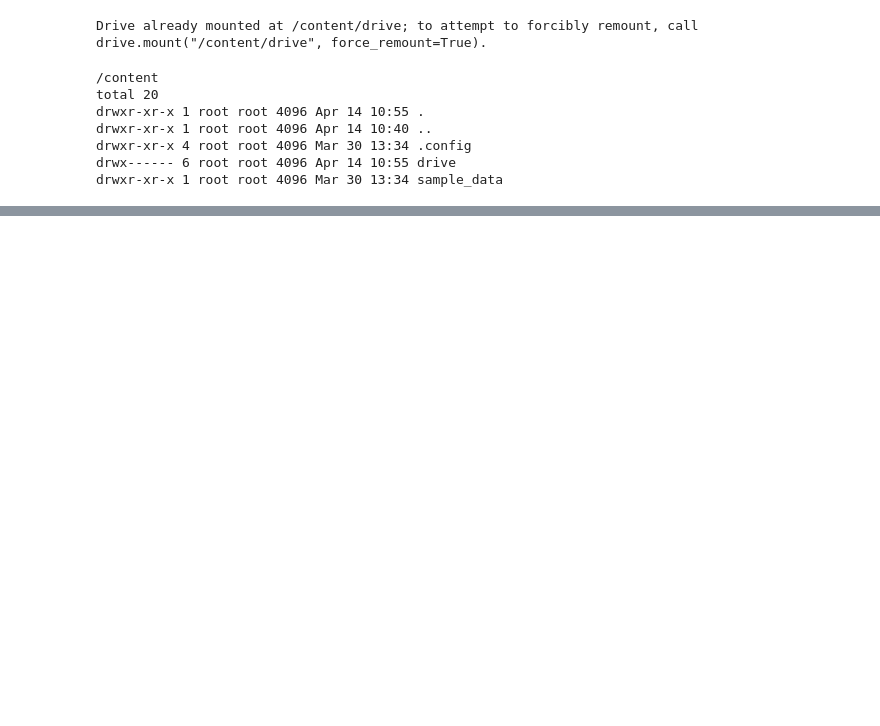
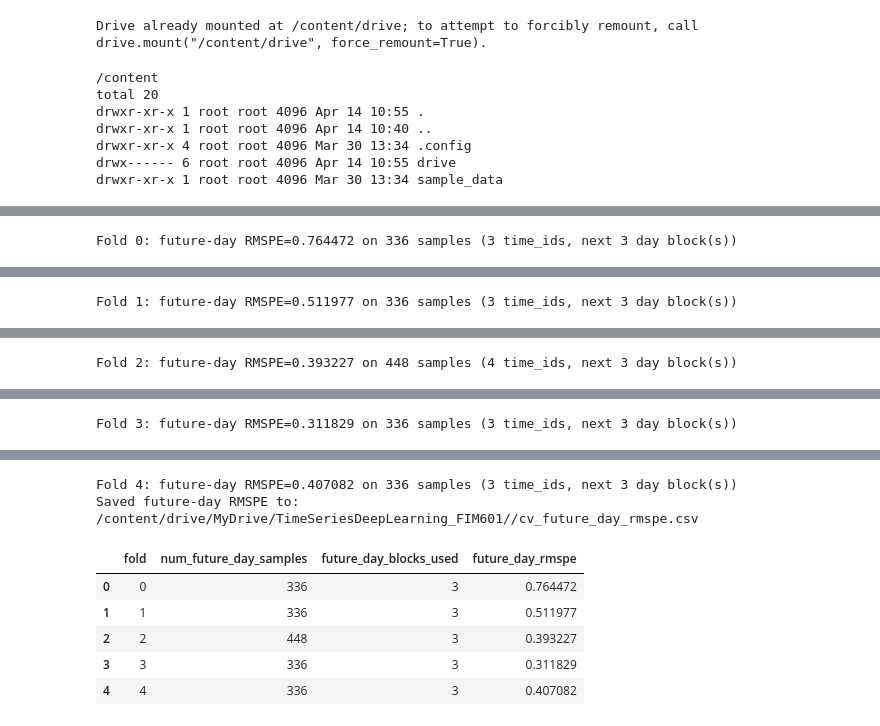
Before and after one commit to MarkDeng86/VolatilityPredictionDeepLearning, a Jupyter notebook: ImageModel.ipynb, the cells around one changed output, grey strips where cells are left out. Saved outputs shown, nothing was run; the diff lists cells and outputs as text; code cells hidden in the pictures; blank space fills up the shorter version.

Commit message:
model edit and kaggle submission notebook added

```diff
--- a/ImageModel.ipynb
+++ b/ImageModel.ipynb
@@ -315,7 +315,8 @@ cv_config = {
     "num_epochs": 6,
     "stats_max_samples": 8000,
     "early_stopping_patience": 2,
-    "early_stopping_min_delta": 0.0
+    "early_stopping_min_delta": 0.0,
+    "future_day_blocks_for_rmspe": 3,
 }
 # %%
 # Active settings: full training.
@@ -325,6 +326,7 @@ cv_config['n_splits'] = 5
 cv_config['gap_time_ids'] = 2
 cv_config['num_epochs'] = 6
 cv_config['stats_max_samples'] = 8000
+cv_config['future_day_blocks_for_rmspe'] = 3
 
 print('Using full training settings:', hyperparameters, cv_config)
 # %% [output]
@@ -615,0 +866,44 @@ Recommendation: Increase to at least 5-6 folds for a more reliable estimate.
+# %%
+# Evaluate future-day RMSPE for existing saved fold checkpoints (no retraining required).
+time_ids = index_df['time_id'].to_numpy()
+folds = make_purged_expanding_folds(
+    time_ids,
+    n_splits=cv_config['n_splits'],
+    gap_time_ids=cv_config['gap_time_ids']
+)
+day_blocks = split_time_ids_into_days(time_ids)
+n_future_days = int(cv_config.get('future_day_blocks_for_rmspe', 1))
+
+future_eval_rows = []
+for fold_idx, (train_times, _) in enumerate(folds):
+    model_path = f"{DIR}/best_model_fold_{fold_idx}.pth"
+    if not os.path.exists(model_path):
+        print(f"Fold {fold_idx}: checkpoint missing at {model_path}; skipping")
+        continue
+
+    future_times = get_future_day_times(train_times, day_blocks, n_future_days=n_future_days)
+    future_indices = np.where(np.isin(time_ids, future_times))[0]
+
+    if len(future_indices) == 0:
+        fold_rmspe = np.nan
+        print(f"Fold {fold_idx}: no future day blocks available")
+    else:
+        fold_rmspe = evaluate_fold_rmspe(model_path, future_indices)
+        print(
+            f"Fold {fold_idx}: future-day RMSPE={fold_rmspe:.6f} "
+            f"on {len(future_indices)} samples ({len(future_times)} time_ids, next {n_future_days} day block(s))"
+        )
+
+    future_eval_rows.append({
+        'fold': fold_idx,
+        'num_future_day_samples': len(future_indices),
+        'future_day_blocks_used': n_future_days,
+        'future_day_rmspe': fold_rmspe,
+    })
+
+future_eval_df = pd.DataFrame(future_eval_rows)
+future_eval_path = f"{DIR}/cv_future_day_rmspe.csv"
+future_eval_df.to_csv(future_eval_path, index=False)
+print(f"Saved future-day RMSPE to: {future_eval_path}")
+future_eval_df
+# %% [output]
@@ -615,0 +911 @@ Recommendation: Increase to at least 5-6 folds for a more reliable estimate.
+Fold 0: future-day RMSPE=0.764472 on 336 samples (3 time_ids, next 3 day block(s))
@@ -615,0 +913 @@ Recommendation: Increase to at least 5-6 folds for a more reliable estimate.
+Fold 1: future-day RMSPE=0.511977 on 336 samples (3 time_ids, next 3 day block(s))
@@ -615,0 +915 @@ Recommendation: Increase to at least 5-6 folds for a more reliable estimate.
+Fold 2: future-day RMSPE=0.393227 on 448 samples (4 time_ids, next 3 day block(s))
@@ -615,0 +917 @@ Recommendation: Increase to at least 5-6 folds for a more reliable estimate.
+Fold 3: future-day RMSPE=0.311829 on 336 samples (3 time_ids, next 3 day block(s))
@@ -615,0 +919,8 @@ Recommendation: Increase to at least 5-6 folds for a more reliable estimate.
+Fold 4: future-day RMSPE=0.407082 on 336 samples (3 time_ids, next 3 day block(s))
+Saved future-day RMSPE to: /content/drive/MyDrive/TimeSeriesDeepLearning_FIM601//cv_future_day_rmspe.csv
+|  | fold | num_future_day_samples | future_day_blocks_used | future_day_rmspe |
+| 0 | 0 | 336 | 3 | 0.764472 |
+| 1 | 1 | 336 | 3 | 0.511977 |
+| 2 | 2 | 448 | 3 | 0.393227 |
+| 3 | 3 | 336 | 3 | 0.311829 |
+| 4 | 4 | 336 | 3 | 0.407082 |
```
Also changed, not shown: parts of 10 cells of this notebook, 1 other file.
